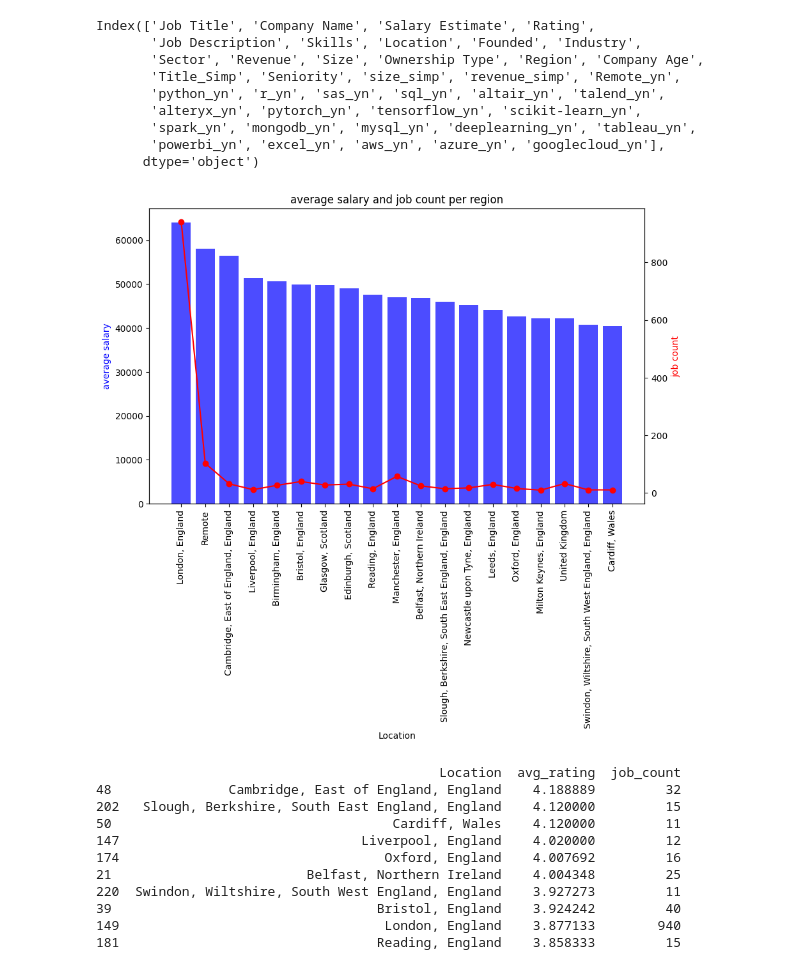
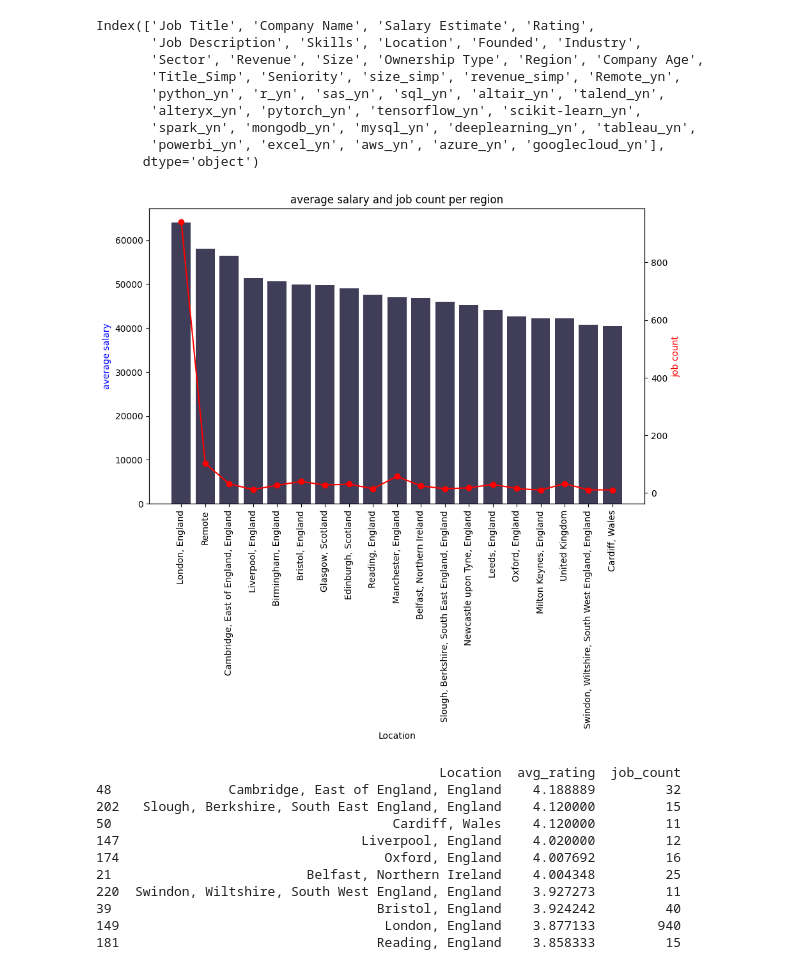
Before and after one commit to ArjunxyzSatish/Job-Analysis-Data-Science-Project-, a Jupyter notebook: EDA.ipynb, the cells around one changed output. Drawn from its saved outputs; the diff is of its cells as text; code cells hidden in the pictures.

```diff
--- a/EDA.ipynb
+++ b/EDA.ipynb
@@ -367,24 +367,24 @@ Index(['Job Title', 'Company Name', 'Salary Estimate', 'Rating',
 # %%
 import matplotlib.pyplot as plt
 
 # plotting
 fig, ax1 = plt.subplots(figsize=(10, 6))
 
 # bar plot for average salary
-ax1.bar(sorted_location_salary_stats['Location'], sorted_location_salary_stats['avg_salary'], color='b', alpha=0.7)
+ax1.bar(sorted_location_salary_stats['Location'], sorted_location_salary_stats['avg_salary'], color = '#403d58')
 ax1.set_xlabel('Location')
 ax1.set_ylabel('average salary', color='b')
 ax1.tick_params(axis='x', rotation=90)
 
 # line plot for job count
 ax2 = ax1.twinx()
 ax2.plot(sorted_location_salary_stats['Location'], sorted_location_salary_stats['job_count'], color='r', marker='o')
 ax2.set_ylabel('job count', color='r')
 
 plt.title('average salary and job count per region')
 plt.show()
 # %% [output]
-[figure, old version]
+[figure, new version]
 # %%
 # Group by 'Location' and calculate the average salary and the count of job postings
 location_rating_stats = df.groupby('Location').agg(
```
Also changed, not shown: parts of 1 cell of this notebook, 1 other file.
